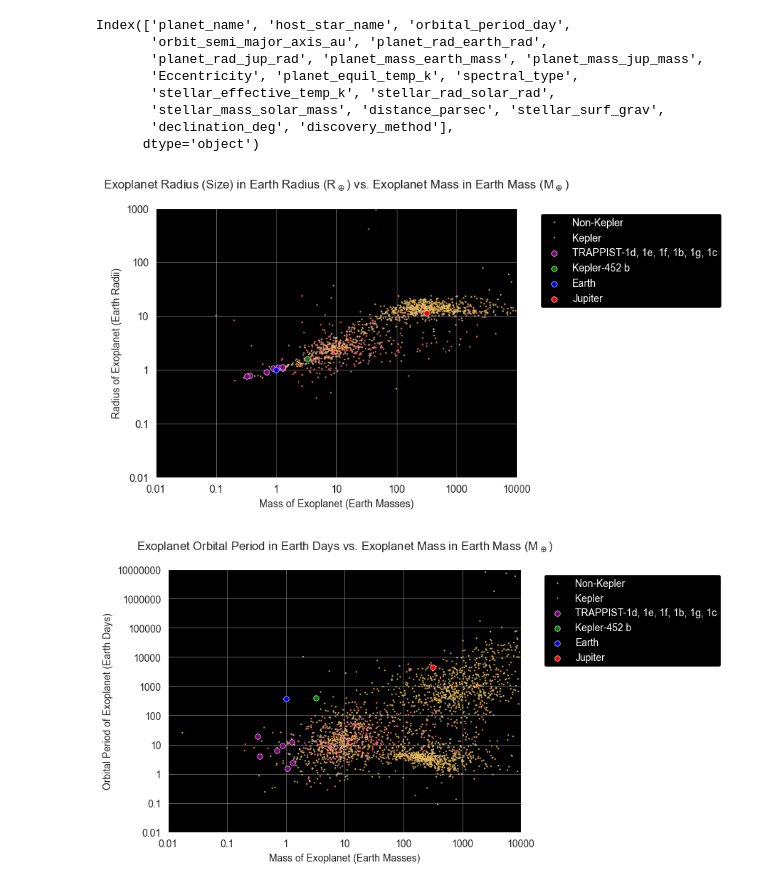
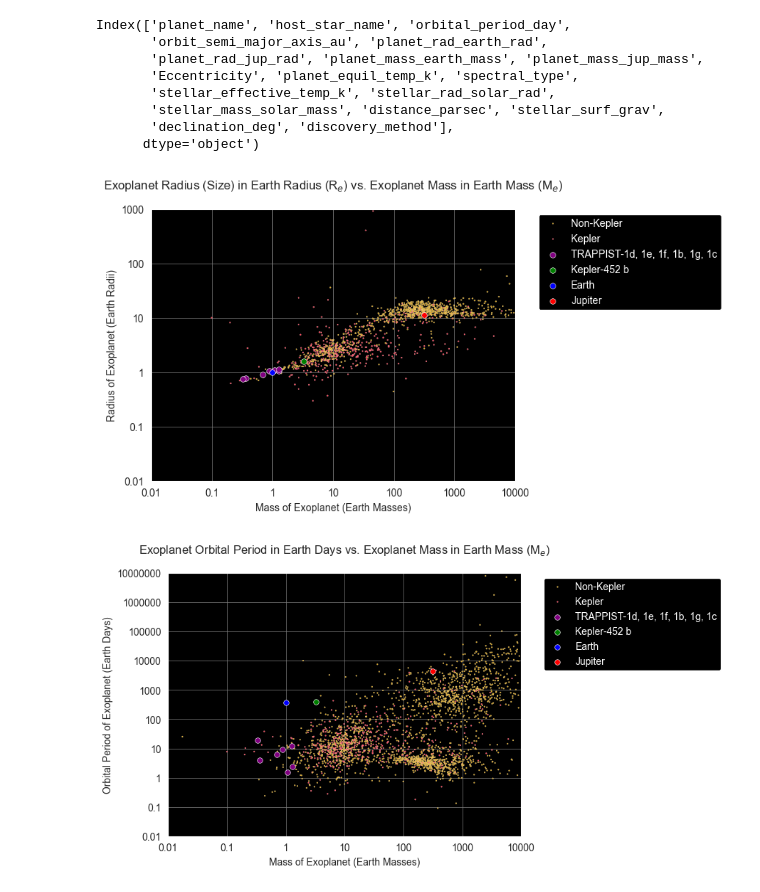
Before and after one commit to Graviton12/Exoplanet-Data-Analysis, a Jupyter notebook: exoplanetScatterplots.ipynb, the cells around one changed output. Saved outputs shown, nothing was run; the diff lists cells and outputs as text; code cells hidden in the pictures.

```diff
--- a/exoplanetScatterplots.ipynb
+++ b/exoplanetScatterplots.ipynb
@@ -61,7 +61,8 @@ sns.set_style("darkgrid", {"axes.facecolor": "black"})
 sns.scatterplot(data=filtered_exoplanets, x='planet_mass_earth_mass', y='planet_rad_earth_rad', hue='Kepler Planet', palette=colors, s=2)
 plt.xlabel('Mass of Exoplanet (Earth Masses)')
 plt.ylabel('Radius of Exoplanet (Earth Radii)')
-plt.title('Exoplanet Radius (Size) in Earth Radius (R$_\oplus$) vs. Exoplanet Mass in Earth Mass (M$_\oplus$)', pad=20)
+plt.title('Exoplanet Radius (Size) in Earth Radius (R$_e$) vs. Exoplanet Mass in Earth Mass (M$_e$)', pad=20)
+
 
 # Set logarithmic scale for both axes
 plt.xscale('log')
@@ -83,34 +84,34 @@ plt.xlim(0.01, 10000)
 # Set y-axis limits to ensure tick marks are spread evenly
 plt.ylim(0.01, 1000)
 
 # Highlight TRAPPIST points
 highlighted_trappist= filtered_exoplanets[filtered_exoplanets['planet_name'].str.contains('TRAPPIST')]
 sns.scatterplot(data=highlighted_trappist, x='planet_mass_earth_mass', y='planet_rad_earth_rad', color='purple', s=30, label='TRAPPIST-1d, 1e, 1f, 1b, 1g, 1c')
 
 # Manually set the mass of Kepler-452 b
 kepler452b_mass = 3.29  # Earth masses
 filtered_exoplanets.loc[filtered_exoplanets['planet_name'] == 'Kepler-452 b', 'planet_mass_earth_mass'] = kepler452b_mass
 
 # Highlight specific point for Kepler-452 b
 highlighted_kepler452b = filtered_exoplanets[filtered_exoplanets['planet_name'] == 'Kepler-452 b']
 sns.scatterplot(data=highlighted_kepler452b, x='planet_mass_earth_mass', y='planet_rad_earth_rad', color='green', s=30, label='Kepler-452 b')
 
 # Highlight specific points for Earth and Jupiter
 sns.scatterplot(data=earth, x='planet_mass_earth_mass', y='planet_rad_earth_rad', color='blue', s=30, label='Earth')
 sns.scatterplot(data=jupiter, x='planet_mass_earth_mass', y='planet_rad_earth_rad', color='red', s=30, label='Jupiter')
 
 # Change the grid color to be more visible on black background
 plt.grid(color='gray', linestyle='-', linewidth=0.5)
 
 # Adjust the legend
 legend = plt.legend(facecolor='black', edgecolor='white', framealpha=1, fontsize=10, bbox_to_anchor=(1.05, 1))
 for text in legend.get_texts():
     text.set_color('white')
 
 
 plt.show()
 # %% [output]
-[figure, old version]
+[figure, new version]
 # %%
 # Sample data for Earth and Jupiter (assuming data points)
 earth = pd.DataFrame({
```
Also changed, not shown: parts of 4 cells of this notebook.
